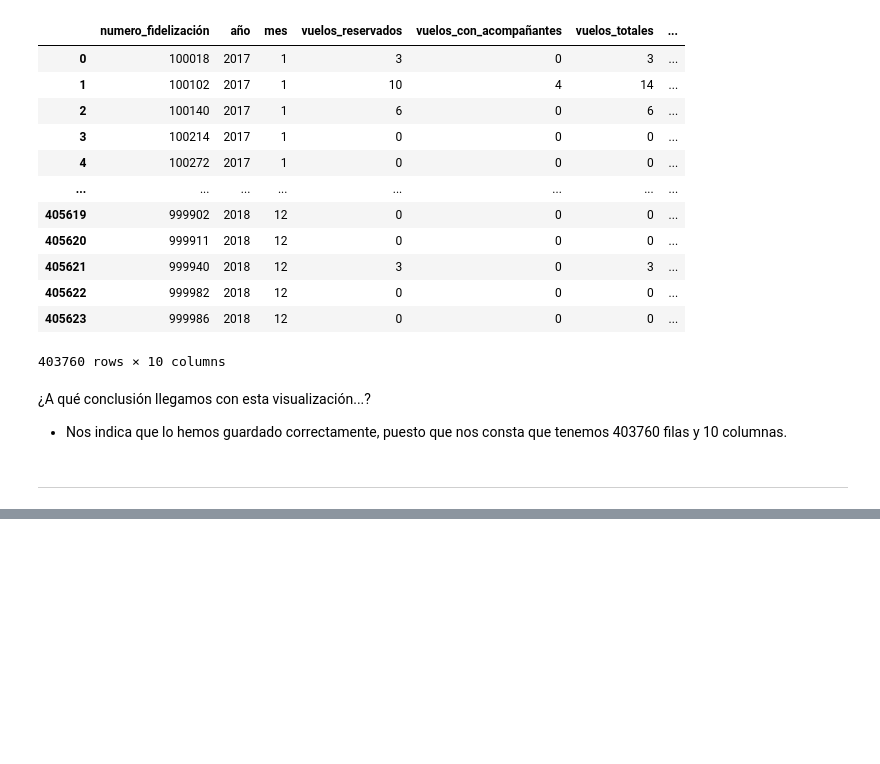
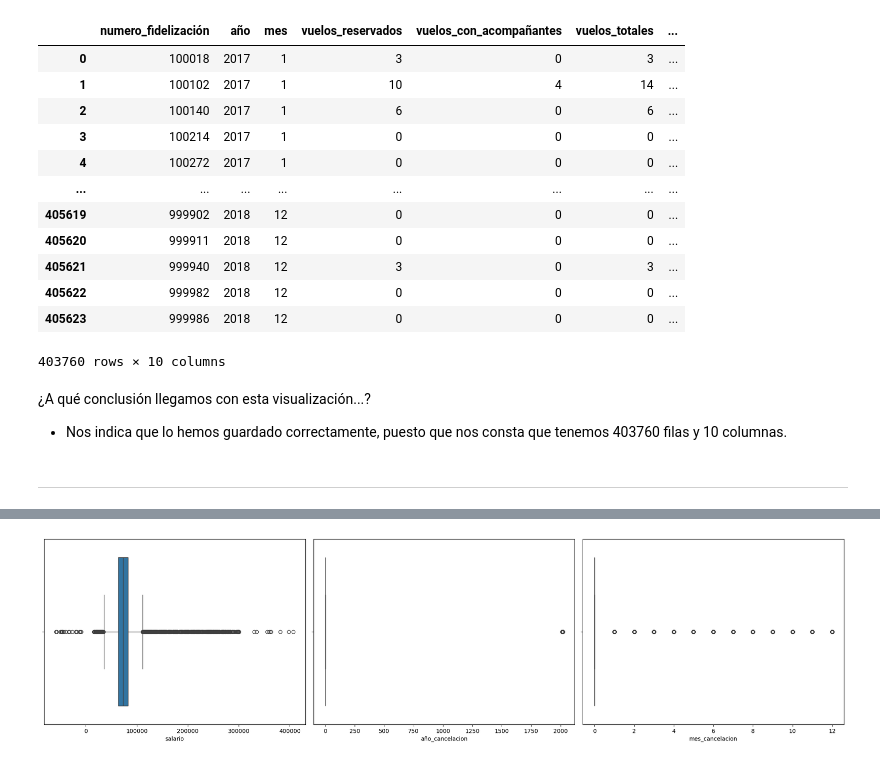
Before and after one commit to Adalab/bda-modulo-3-evaluacion-final-Lolamarba, a Jupyter notebook: FASE_1_Limpieza_Union.ipynb, the cells around one changed output, grey strips where cells are left out. Drawn from its saved outputs; the diff is of its cells as text; code cells hidden in the pictures; blank space fills up the shorter version.

```diff
--- a/FASE_1_Limpieza_Union.ipynb
+++ b/FASE_1_Limpieza_Union.ipynb
@@ -298,0 +301,2 @@ df_flight_activity_sin_duplicados
+# %%
+df_loyalty= pd.read_csv("Customer Loyalty History.csv")
@@ -298,0 +449,6 @@ df_flight_activity_sin_duplicados
+# %%
+# Continuamos revisando las columnas numéricas que tienen nulos
+
+nulos_numericas = df_loyalty[df_loyalty.columns[df_loyalty.isnull().any()]].select_dtypes(include = np.number).columns
+print("Las columnas numéricas que tienen nulos son")
+print(nulos_numericas)
@@ -298,0 +494,19 @@ df_flight_activity_sin_duplicados
+# %%
+# Columnas donde tenemos valores atípicos
+
+fig, axes = plt.subplots(nrows = 2, ncols = 3, figsize = (20,10))
+
+axes = axes.flat
+
+for indice, col in enumerate(nulos_numericas):
+    sns.boxplot(x = col, data = df_loyalty, ax = axes[indice])
+
+# Eliminamos los ejes vacíos
+
+for i in range(len(nulos_numericas), len(axes)):
+    fig.delaxes(axes[i])
+
+plt.tight_layout()
+plt.show()
+# %% [output]
+[figure, added]
```
Also changed, not shown: parts of 20 cells of this notebook.
